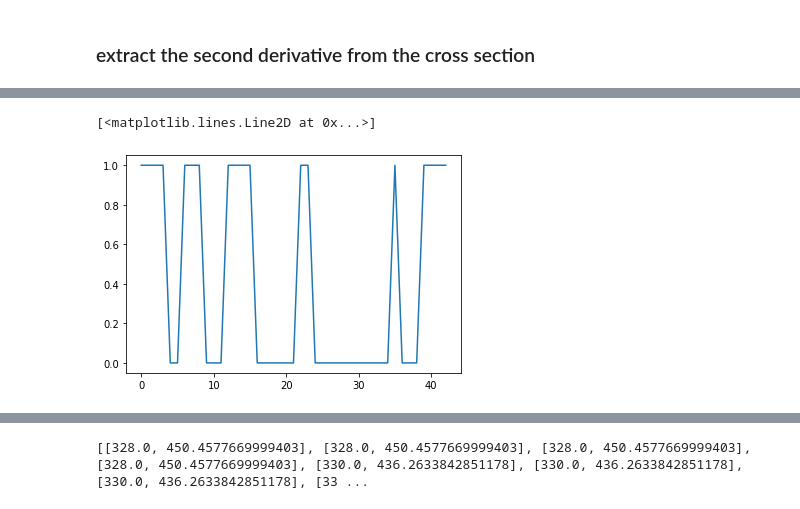
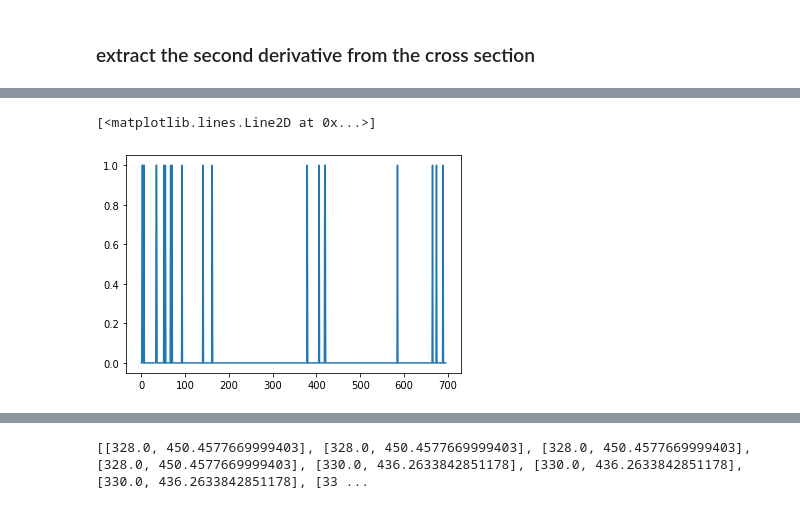
Before and after one commit to SamRapier/DigitisingChess, a Jupyter notebook: ChessBoardGridSegmentation.ipynb, the cells around one changed output, grey strips where cells are left out. Drawn from its saved outputs; the diff is of its cells as text; code cells hidden in the pictures.

```diff
--- a/ChessBoardGridSegmentation.ipynb
+++ b/ChessBoardGridSegmentation.ipynb
@@ -244,13 +284,14 @@ lineArr = []
 xArr = np.array([])
 yArr = np.array([])
 
-for (x, y) in points2:
+for (x, y) in points3:
+# for (x, y) in points3:
     xArr = np.append(xArr, x)
     yArr = np.append(yArr, y)
 
     # xArr.append(x)
     # yArr.append(y)
-    if x > (prevX+90):
+    if x > (prevX+35):
         m, b = np.polyfit(xArr, yArr, 1)
 
         count+= 1
@@ -258,7 +299,8 @@ for (x, y) in points2:
             count = 0
 
         # plt.plot(xArr, m*xArr + b)
-        plt.plot(xArr, yArr, 'o', c=colorArr[count])
+        plt.plot(xArr, yArr, '.', c=colorArr[count])
+        # plt.plot(xArr, yArr, '.', c="black")
 
         lineArr.append([xArr, yArr])
         xArr = np.array([])
@@ -279,10 +321,10 @@ lineArr = []
 gradientsArr = []
 xArr = np.array([])
 yArr = np.array([])
-(x,y) = points2[0]
+(x,y) = points3[0]
 
 counter = 0
-while counter < len(points2):
+while counter < len(points3):
 	while x < (prevX+90):
 		prevX = x
 
@@ -291,10 +333,10 @@ while counter < len(points2):
 
 		counter += 1
 
-		if counter > (len(points2)-1):
+		if counter > (len(points3)-1):
 			break
 
-		(x,y) = points2[counter]
+		(x,y) = points3[counter]
 
 	prevX = x
 	# get gradient and y-intercept for line of best fit
@@ -303,7 +345,7 @@ while counter < len(points2):
 
 	# plot points and lines
 	plt.plot(xArr, m*xArr + b, c=colorArr[count])
-	plt.plot(xArr, yArr, 'o', c=colorArr[count])
+	plt.plot(xArr, yArr, '.', c=colorArr[count])
 
 	lineArr.append([xArr, yArr])
 	xArr = np.array([])
@@ -436,12 +519,18 @@ array([328., 328., 328., 328., 329., 329., 330., 330., 330., 331., 331.,
 # %%
-def getValuesFromImage(X_arr, Y_arr, image):
+def getValuesFromImage(pointsOnLine, image):
     image_vals = np.array([])
+    # gradient = gradientsArr[2][0]
+    # y_intercept = gradientsArr[2][1]
 
-    for i in range(len(X_arr)):
-        locX = round(X_arr[i])
-        locY = round(Y_arr[i])
-        # print(locX, locY)
+    # x0 = (-y_intercept)/ gradient
 
-        image_vals = np.append(image_vals, image[locX][locY])
+    # for i in range(len(X_arr)):
+    #     locX = round(X_arr[i])
+    #     locY = round(Y_arr[i])
+    #     # print(locX, locY)
+
+    for x,y in pointsOnLine:
+        # image_vals = np.append(image_vals, image[locX][locY])
+        image_vals = np.append(image_vals, image[x][y])
 
     return image_vals
@@ -459,0 +537,7 @@ print(greenSecDeriv)
+# %%
+# greenSecDeriv = getValuesFromImage(X_green, Y_green, second_derivative_abs)
+imageShape = second_derivative_abs.shape
+
+greenSecDeriv = getValuesFromImage(pointsOnLine(gradientsArr[2][0], gradientsArr[2][1], imageShape[0], 0, imageShape[1], 0), second_derivative_abs)
+
+print(greenSecDeriv)
@@ -465,8 +567,8 @@ plt.plot(greenSecDeriv)
 # %%
-ret,greenPeaks = cv2.threshold(greenSecDeriv, 10,1,cv2.THRESH_BINARY)
+ret,greenPeaks = cv2.threshold(greenSecDeriv, 40,1,cv2.THRESH_BINARY)
 plt.plot(greenPeaks)
 # print(greenPeaks)
 #plt.imshow(greenPeaks,'gray',vmin=0,vmax=255, extent=(-dx, 360.0 + dx, -dy, sinogram.shape[0] + dy), aspect='auto')
 # %% [output]
 [<matplotlib.lines.Line2D at 0x...>]
-[figure, old version]
+[figure, new version]
```
Also changed, not shown: parts of 39 cells of this notebook.
